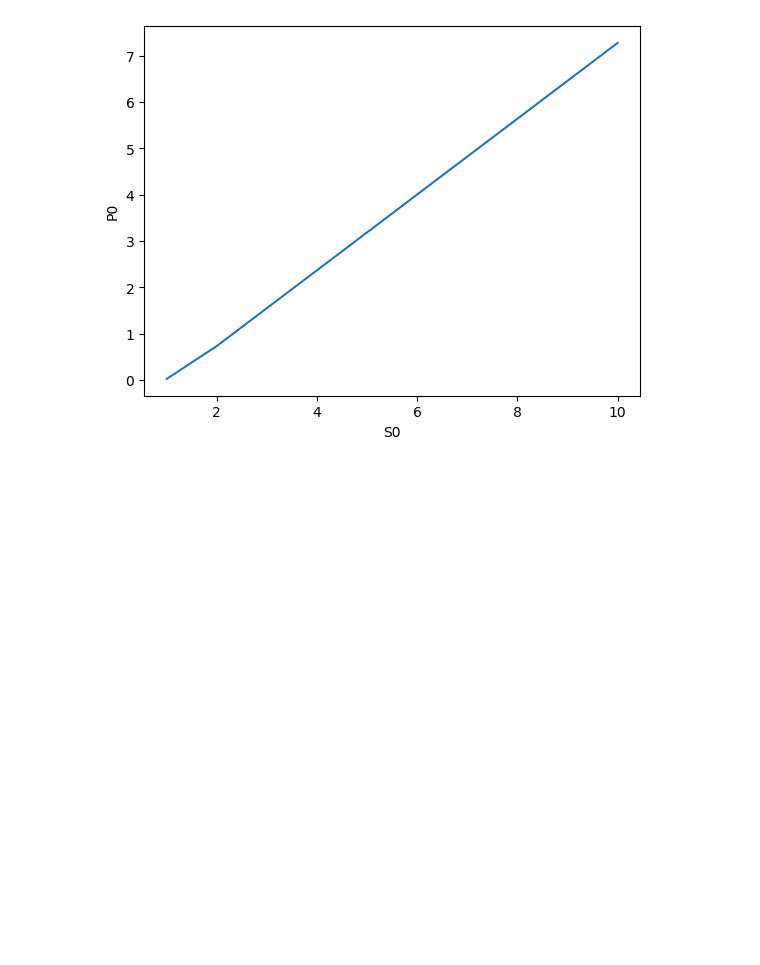
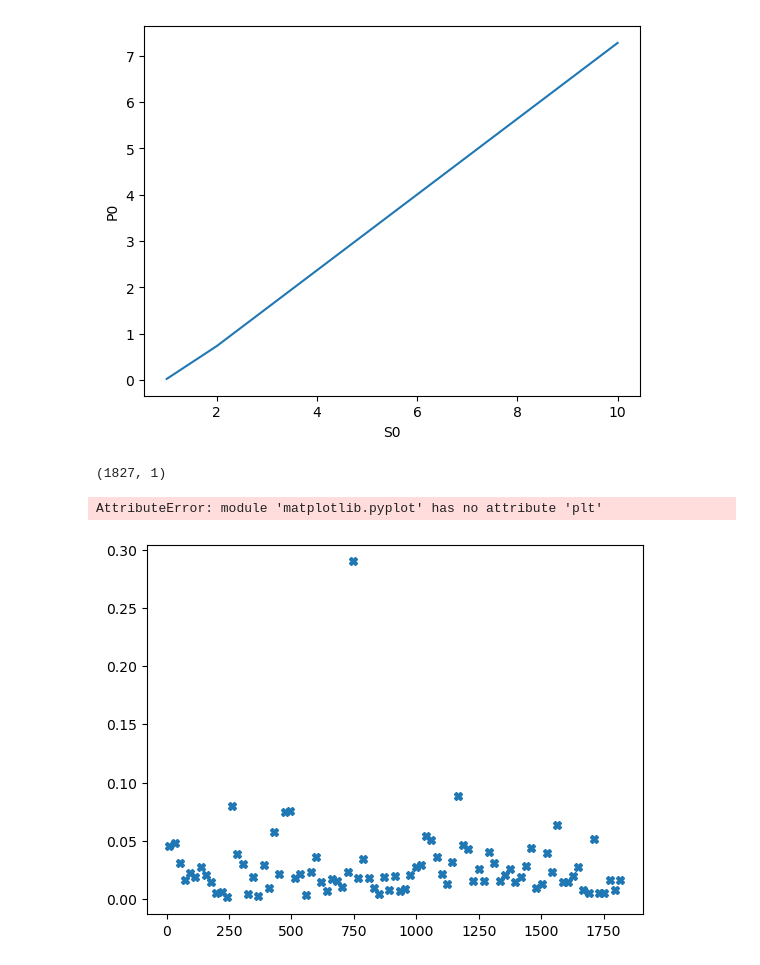
Before and after one commit to nhatthanhtran/Math228_DataScience, a Jupyter notebook: Project3/Project3.ipynb, the cells around one changed output. Drawn from its saved outputs; the diff is of its cells as text; code cells hidden in the pictures; blank space fills up the shorter version.

```diff
--- a/Project3/Project3.ipynb
+++ b/Project3/Project3.ipynb
@@ -41,4 +41,39 @@ plt.ylabel("P0")
  4.82049172 5.63839588 6.45630005 7.27420421]
 Text(0, 0.5, 'P0')
 [figure]
+# %%
+#Problem 2
+import numpy as np
+import math
+import matplotlib.pyplot as plt
+from pandas import read_csv
+
+def compute_volatility(data, time_size):
+    n = data.size
+    result = np.zeros((n//time_size,))
+    time = np.zeros((n//time_size,))
+    i = 0
+    for item in np.split(data, n//time_size):
+        result[i] = np.sum(np.power(np.log(item[1:]) - np.log(item[:-1]), 2))
+        time[i] = (time_size*(i+1) + time_size*i)/2.0
+        i += 1
+
+
+    return result , time
+
+df = read_csv("BTC-USD.csv")
+print(df.loc[:,["Adj Close"]].shape)
+data = df.loc[:,["Adj Close"]].to_numpy().squeeze()
+sigma_a, time_a = compute_volatility(data, data.size)
+sigma_b, time_b = compute_volatility(data, 21)
+sigma_c, time_c = compute_volatility(data, 63)
+
+plt.figure()
+plt.plot(time_b, sigma_b, "X")
+plt.plot(time_c, sigma_c, "+")
+plt.show()
+# %% [output]
+(1827, 1)
+AttributeError: module 'matplotlib.pyplot' has no attribute 'plt'
+[figure, added]
 # %%
```
Also changed, not shown: parts of 2 cells of this notebook, 1 other file.
